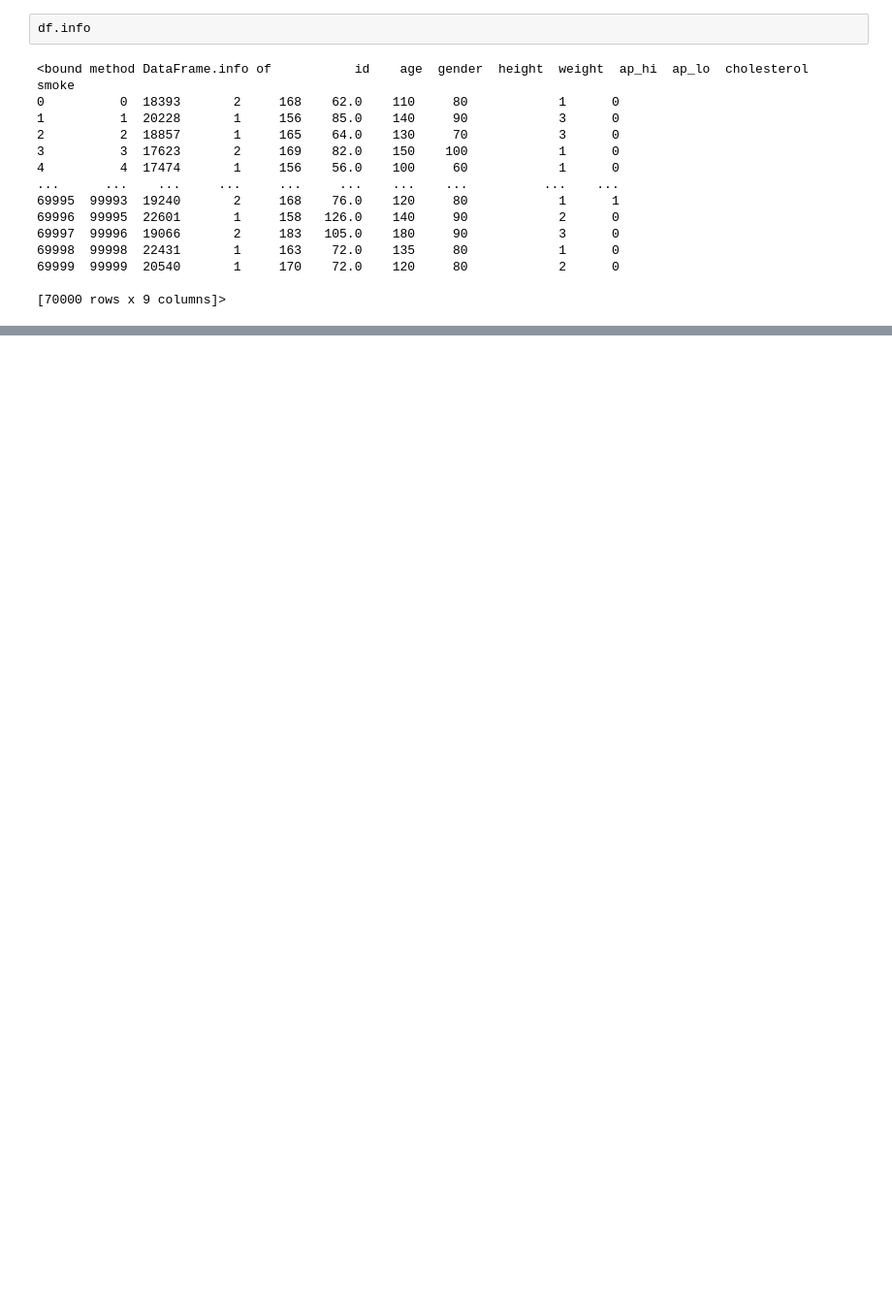
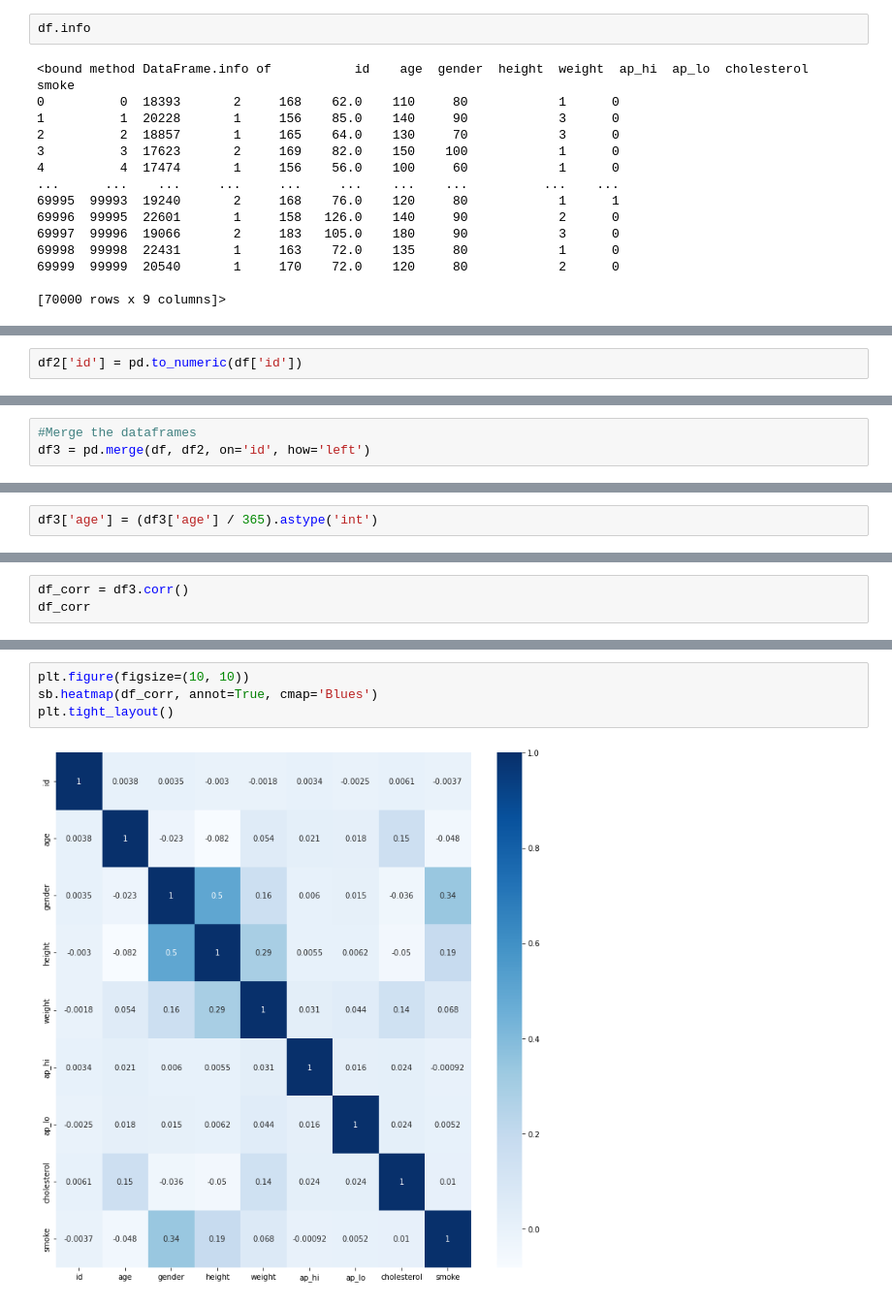
Before and after one commit to zadmainda/covid-MiniDataset, a Jupyter notebook: cardio_base.ipynb, the cells around one changed output, grey strips where cells are left out. Shown at 97% size. Cells and saved outputs as stored; diff of their text form; blank space fills up the shorter version.

Commit message:
feat: join the cardio_alco df and the cardio_base dataframes

```diff
--- a/cardio_base.ipynb
+++ b/cardio_base.ipynb
@@ -61,0 +88,2 @@ df
+# %%
+df2['id'] = pd.to_numeric(df['id'])
@@ -61,0 +94,3 @@ df
+# %%
+#Merge the dataframes
+df3 = pd.merge(df, df2, on='id', how='left')
@@ -62,2 +118,4 @@ df
+# %%
+df3['age'] = (df3['age'] / 365).astype('int')
 # %%
 #There are only two unique values in Gender column
@@ -66,0 +146,3 @@ array([2, 1], dtype=int64)
+# %%
+df_corr = df3.corr()
+df_corr
@@ -66,0 +160,6 @@ array([2, 1], dtype=int64)
+# %%
+plt.figure(figsize=(10, 10))
+sb.heatmap(df_corr, annot=True, cmap='Blues')
+plt.tight_layout()
+# %% [output]
+[figure, added]
```
Also changed, not shown: parts of 20 cells of this notebook.
